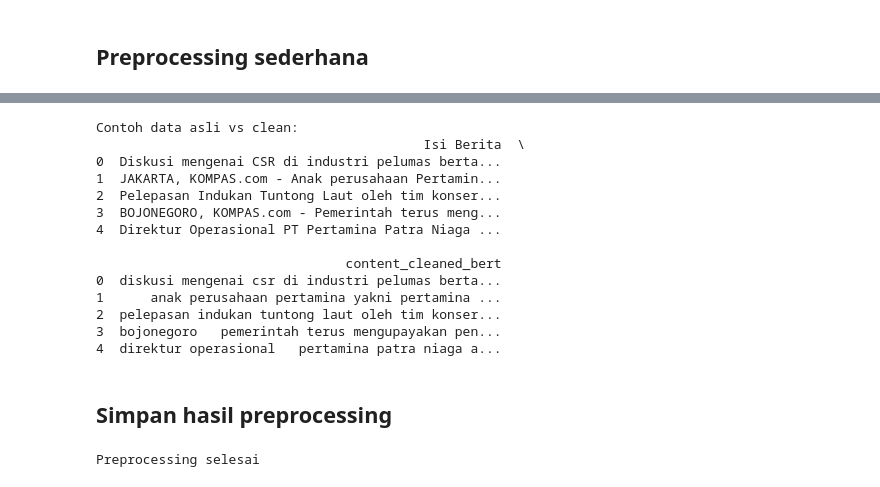
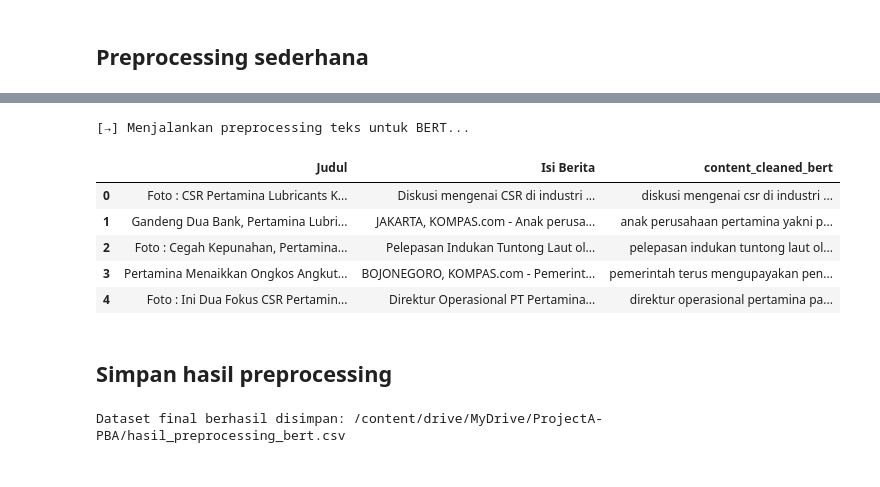
Before and after one commit to yeshaa23/Project-A-Kelompok-4-Pertamina-PBAGenap, a Jupyter notebook: Notebook/2b_Preprocessing_Bert.ipynb, the cells around one changed output, grey strips where cells are left out. Drawn from its saved outputs; the diff is of its cells as text; code cells hidden in the pictures.

```diff
--- a/Notebook/2b_Preprocessing_Bert.ipynb
+++ b/Notebook/2b_Preprocessing_Bert.ipynb
@@ -83,33 +182,35 @@ def preprocess_for_bert(text):
 
     return text
-# %%
-# Terapkan Preprocessing ke setiap artikel (kolom Isi Berita)
-df['content_cleaned_bert'] = df['Isi Berita'].apply(preprocess_for_bert)
-
-# Menampilkan contoh data asli vs data yang sudah dibersihkan
-print("\nContoh data asli vs clean:")
-print(df[['Isi Berita', 'content_cleaned_bert']].head())
-# %% [output]
-Contoh data asli vs clean:
-                                          Isi Berita  \
-0  Diskusi mengenai CSR di industri pelumas berta...
-1  JAKARTA, KOMPAS.com - Anak perusahaan Pertamin...
-2  Pelepasan Indukan Tuntong Laut oleh tim konser...
-3  BOJONEGORO, KOMPAS.com - Pemerintah terus meng...
-4  Direktur Operasional PT Pertamina Patra Niaga ...
-
-                                content_cleaned_bert
-0  diskusi mengenai csr di industri pelumas berta...
-1      anak perusahaan pertamina yakni pertamina ...
-2  pelepasan indukan tuntong laut oleh tim konser...
-3  bojonegoro   pemerintah terus mengupayakan pen...
-4  direktur operasional   pertamina patra niaga a...
+# %%
+# ============================================================
+# TERAPKAN KE SETIAP ARTIKEL
+# ============================================================
+print("[→] Menjalankan preprocessing teks untuk BERT...")
+df['content_cleaned_bert'] = df['Isi Berita'].progress_apply(preprocess_for_bert)
+
+# Preview hasil
+display(df[['Judul','Isi Berita','content_cleaned_bert']].head())
+# %% [output]
+[→] Menjalankan preprocessing teks untuk BERT...
+|  | Judul | Isi Berita | content_cleaned_bert |
+| 0 | Foto : CSR Pertamina Lubricants K... | Diskusi mengenai CSR di industri ... | diskusi mengenai csr di industri ... |
+| 1 | Gandeng Dua Bank, Pertamina Lubri... | JAKARTA, KOMPAS.com - Anak perusa... | anak perusahaan pertamina yakni p... |
+| 2 | Foto : Cegah Kepunahan, Pertamina... | Pelepasan Indukan Tuntong Laut ol... | pelepasan indukan tuntong laut ol... |
+| 3 | Pertamina Menaikkan Ongkos Angkut... | BOJONEGORO, KOMPAS.com - Pemerint... | pemerintah terus mengupayakan pen... |
+| 4 | Foto : Ini Dua Fokus CSR Pertamin... | Direktur Operasional PT Pertamina... | direktur operasional pertamina pa... |
 # %% [markdown]
 ## Simpan hasil preprocessing
-# %%
-# Simpan Hasil Preprocessing
-output_file = '/content/drive/MyDrive/ProjectA-PBA/hasil_preprocessing_bert.csv'
-df.to_csv(output_file, index=False, encoding='utf-8')
-print(f"Preprocessing selesai")
-# %% [output]
-Preprocessing selesai
+# %%
+# ============================================================
+# SIMPAN DATA FINAL
+# ============================================================
+OUTPUT_FILE = "hasil_preprocessing_bert.csv"
+OUTPUT_PATH = f"/content/drive/MyDrive/ProjectA-PBA/{OUTPUT_FILE}"
+
+# Kolom final + kolom asli
+columns_to_save = ['Link', 'Judul', 'Isi Berita', 'Status', 'Tag', 'Sentimen', 'Penerbit', 'content_cleaned_bert']
+
+df[columns_to_save].to_csv(OUTPUT_PATH, index=False)
+print(f"Dataset final berhasil disimpan: {OUTPUT_PATH}")
+# %% [output]
+Dataset final berhasil disimpan: /content/drive/MyDrive/ProjectA-PBA/hasil_preprocessing_bert.csv
```
Also changed, not shown: parts of 6 cells of this notebook.
